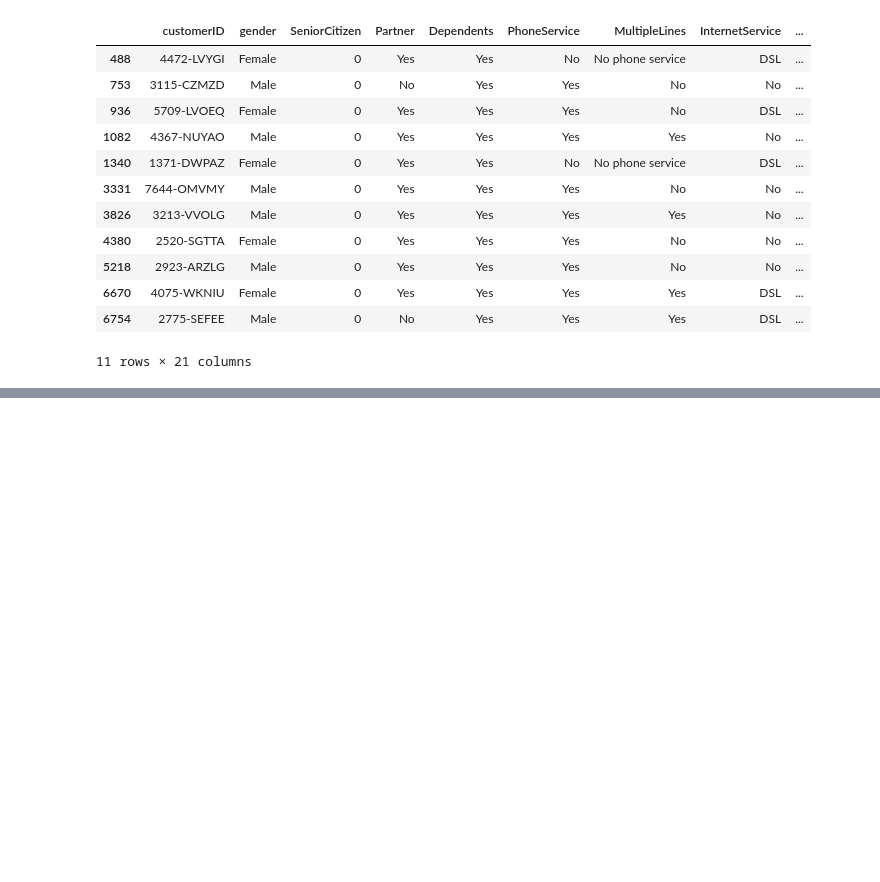
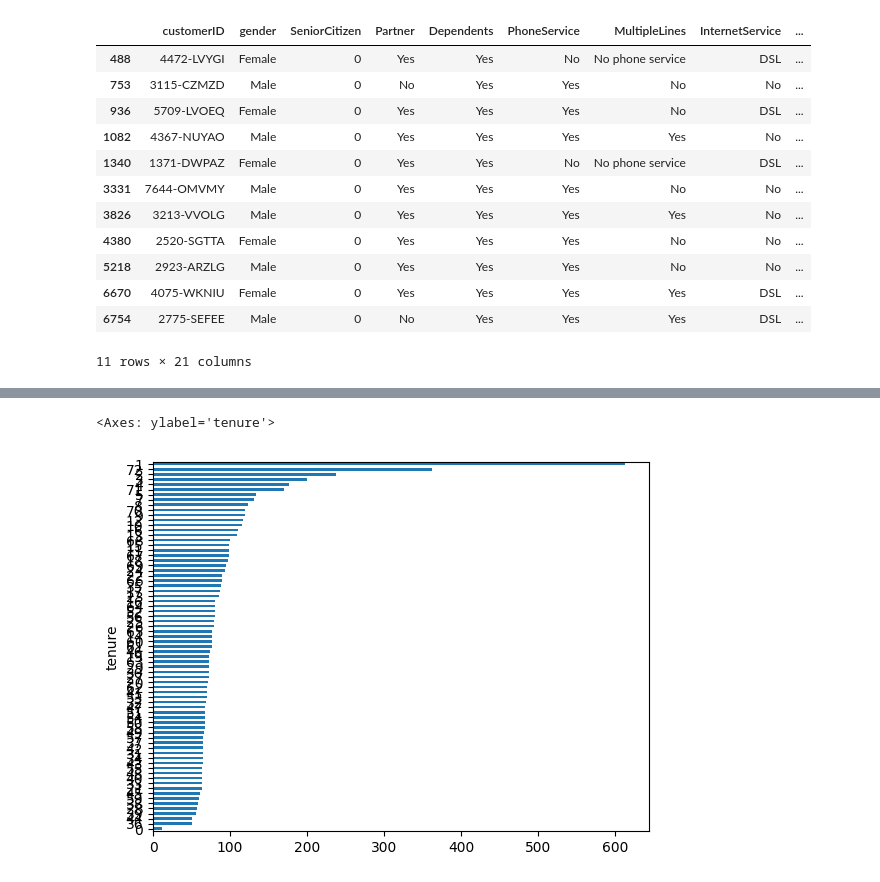
Before and after one commit to viniciuspiotto/EDA, a Jupyter notebook: eda.ipynb, the cells around one changed output, grey strips where cells are left out. Saved outputs shown, nothing was run; the diff lists cells and outputs as text; code cells hidden in the pictures; blank space fills up the shorter version.

```diff
--- a/eda.ipynb
+++ b/eda.ipynb
@@ -199,0 +283,5 @@ df_filledColumnsWithMean.iloc[753] # see one the rows affected
+# %%
+# how man
+group_person_by_ternure = df_customers_services_contracts.groupby(['tenure'])
+count_the_groups_by_tenure = group_person_by_ternure['tenure'].count()
+count_the_groups_by_tenure.sort_values(ascending=False) # sort in descending
@@ -199,0 +302,5 @@ df_filledColumnsWithMean.iloc[753] # see one the rows affected
+# %%
+count_the_groups_by_tenure.sort_values().plot.barh(figsize = (20, 20))
+# %% [output]
+<Axes: ylabel='tenure'>
+[figure, added]
```
Also changed, not shown: parts of 16 cells of this notebook, 2 other files.
